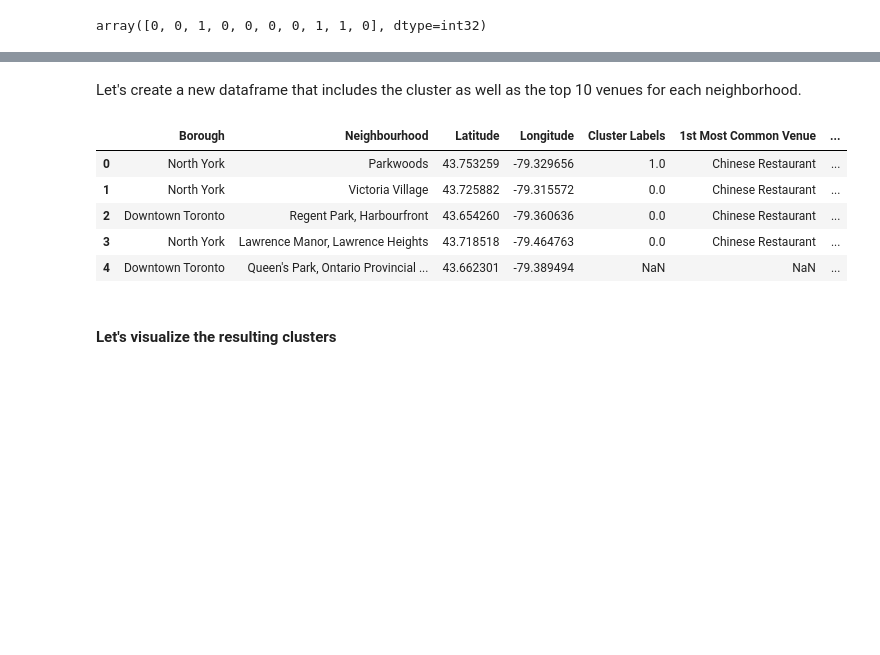
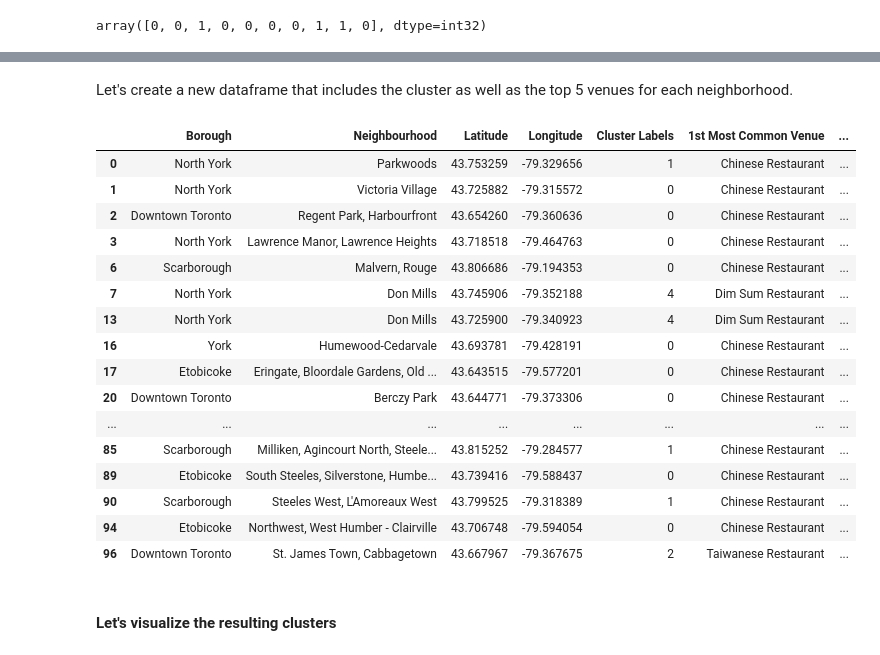
Before and after one commit to huiyi-see/Coursera_Capstone, a Jupyter notebook: Capstone_Project2.ipynb, the cells around one changed output, grey strips where cells are left out. Drawn from its saved outputs; the diff is of its cells as text; code cells hidden in the pictures; blank space fills up the shorter version.

```diff
--- a/Capstone_Project2.ipynb
+++ b/Capstone_Project2.ipynb
@@ -562,24 +562,38 @@ To_labels.head()
 | 3 | Agincourt | 43.7942 | -79.262029 | Fairview Seafood Chinese Cuisine | 43.792907 | -79.239348 | ... |
 | 4 | Agincourt | 43.7942 | -79.262029 | Congee Town 太皇名粥 | 43.809035 | -79.267634 | ... |
 # %% [markdown]
-Let's create a new dataframe that includes the cluster as well as the top 10 venues for each neighborhood.
+Let's create a new dataframe that includes the cluster as well as the top 5 venues for each neighborhood.
 # %%
 # add clustering labels
-neighborhoods_venues_sorted.insert(0, 'Cluster Labels', kmeans.labels_)
+
+#neighborhoods_venues_sorted.insert(x, 'Cluster Labels', kmeans.labels_)
 
 toronto_merged = toronto_df
 
 # merge grouped_dt with manhattan_data to add latitude/longitude for each neighbourhood
-toronto_merged = toronto_merged.join(neighborhoods_venues_sorted.set_index('Neighbourhood'), on='Neighbourhood')
-
-toronto_merged.head() # check the last columns!
+toronto_merged = toronto_merged.join(neighborhoods_venues_sorted.set_index('Neighbourhood'), on='Neighbourhood').dropna()
+#toronto_merged['Cluster Labels'].astype(int)
+#toronto_merged.dropna()# check the last columns!
+toronto_merged['Cluster Labels'] = toronto_merged['Cluster Labels'].astype(int)
+toronto_merged
 # %% [output]
 |  | Borough | Neighbourhood | Latitude | Longitude | Cluster Labels | 1st Most Common Venue | ... |
-| 0 | North York | Parkwoods | 43.753259 | -79.329656 | 1.0 | Chinese Restaurant | ... |
-| 1 | North York | Victoria Village | 43.725882 | -79.315572 | 0.0 | Chinese Restaurant | ... |
-| 2 | Downtown Toronto | Regent Park, Harbourfront | 43.654260 | -79.360636 | 0.0 | Chinese Restaurant | ... |
-| 3 | North York | Lawrence Manor, Lawrence Heights | 43.718518 | -79.464763 | 0.0 | Chinese Restaurant | ... |
-| 4 | Downtown Toronto | Queen's Park, Ontario Provincial ... | 43.662301 | -79.389494 | NaN | NaN | ... |
+| 0 | North York | Parkwoods | 43.753259 | -79.329656 | 1 | Chinese Restaurant | ... |
+| 1 | North York | Victoria Village | 43.725882 | -79.315572 | 0 | Chinese Restaurant | ... |
+| 2 | Downtown Toronto | Regent Park, Harbourfront | 43.654260 | -79.360636 | 0 | Chinese Restaurant | ... |
+| 3 | North York | Lawrence Manor, Lawrence Heights | 43.718518 | -79.464763 | 0 | Chinese Restaurant | ... |
+| 6 | Scarborough | Malvern, Rouge | 43.806686 | -79.194353 | 0 | Chinese Restaurant | ... |
+| 7 | North York | Don Mills | 43.745906 | -79.352188 | 4 | Dim Sum Restaurant | ... |
+| 13 | North York | Don Mills | 43.725900 | -79.340923 | 4 | Dim Sum Restaurant | ... |
+| 16 | York | Humewood-Cedarvale | 43.693781 | -79.428191 | 0 | Chinese Restaurant | ... |
+| 17 | Etobicoke | Eringate, Bloordale Gardens, Old ... | 43.643515 | -79.577201 | 0 | Chinese Restaurant | ... |
+| 20 | Downtown Toronto | Berczy Park | 43.644771 | -79.373306 | 0 | Chinese Restaurant | ... |
+| ... | ... | ... | ... | ... | ... | ... | ... |
+| 85 | Scarborough | Milliken, Agincourt North, Steele... | 43.815252 | -79.284577 | 1 | Chinese Restaurant | ... |
+| 89 | Etobicoke | South Steeles, Silverstone, Humbe... | 43.739416 | -79.588437 | 0 | Chinese Restaurant | ... |
+| 90 | Scarborough | Steeles West, L'Amoreaux West | 43.799525 | -79.318389 | 1 | Chinese Restaurant | ... |
+| 94 | Etobicoke | Northwest, West Humber - Clairville | 43.706748 | -79.594054 | 0 | Chinese Restaurant | ... |
+| 96 | Downtown Toronto | St. James Town, Cabbagetown | 43.667967 | -79.367675 | 2 | Taiwanese Restaurant | ... |
 # %% [markdown]
 #### Let's visualize the resulting clusters
 # %%
```
Also changed, not shown: parts of 19 cells of this notebook, 1 other file.
